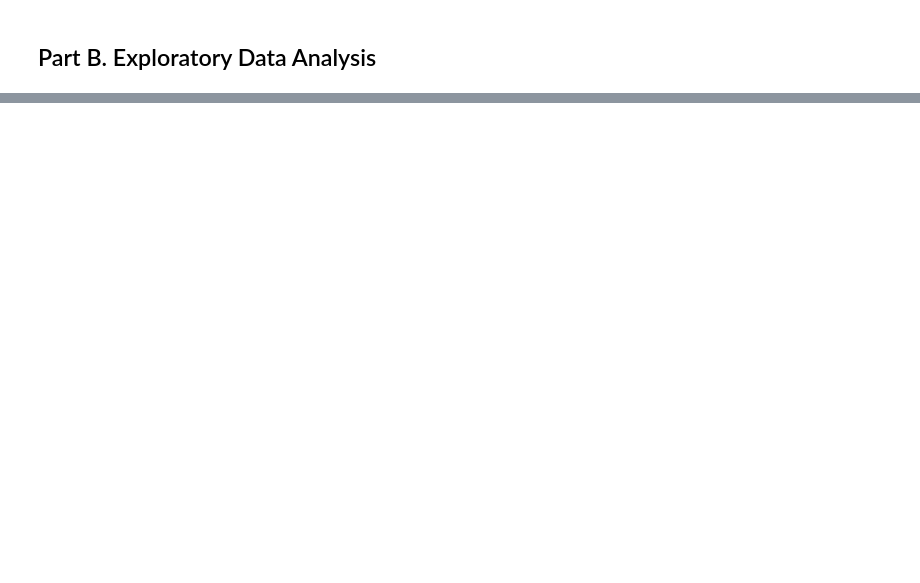
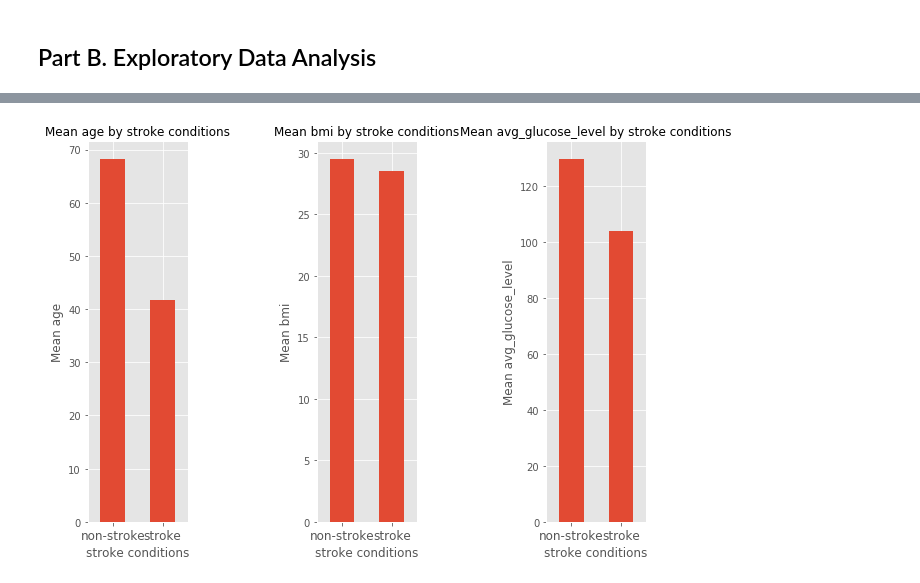
Before and after one commit to yoots88/portfolio, a Jupyter notebook: p1_stroke_risk/p1_stroke_risk_pred_eda.ipynb, the cells around one changed output, grey strips where cells are left out. Saved outputs shown, nothing was run; the diff lists cells and outputs as text; code cells hidden in the pictures; blank space fills up the shorter version.

```diff
--- a/p1_stroke_risk/p1_stroke_risk_pred_eda.ipynb
+++ b/p1_stroke_risk/p1_stroke_risk_pred_eda.ipynb
@@ -308,0 +498,16 @@ These set of guiding questions will help us to explore any insights and tell a c
+# %%
+#############################
+#---- Plot bar chart(s) ----#
+#############################
+# split dataframe by label:
+df_stroke, df_non_stroke = split_data_by_label(df_eda, 'stroke')
+
+# Create a list of label:
+lab_list = list(df_eda['stroke'].unique())
+lab_name = ['non-stroke', 'stroke']
+
+# mean numeric variables by stroke conditions:
+EDA_plot_mean_label_barchart(df_eda, 'age', 'bmi', 'avg_glucose_level',
+                             'stroke', lab_list, lab_name)
+# %% [output]
+[figure, added]
```
Also changed, not shown: parts of 33 cells of this notebook, 1 other file.
